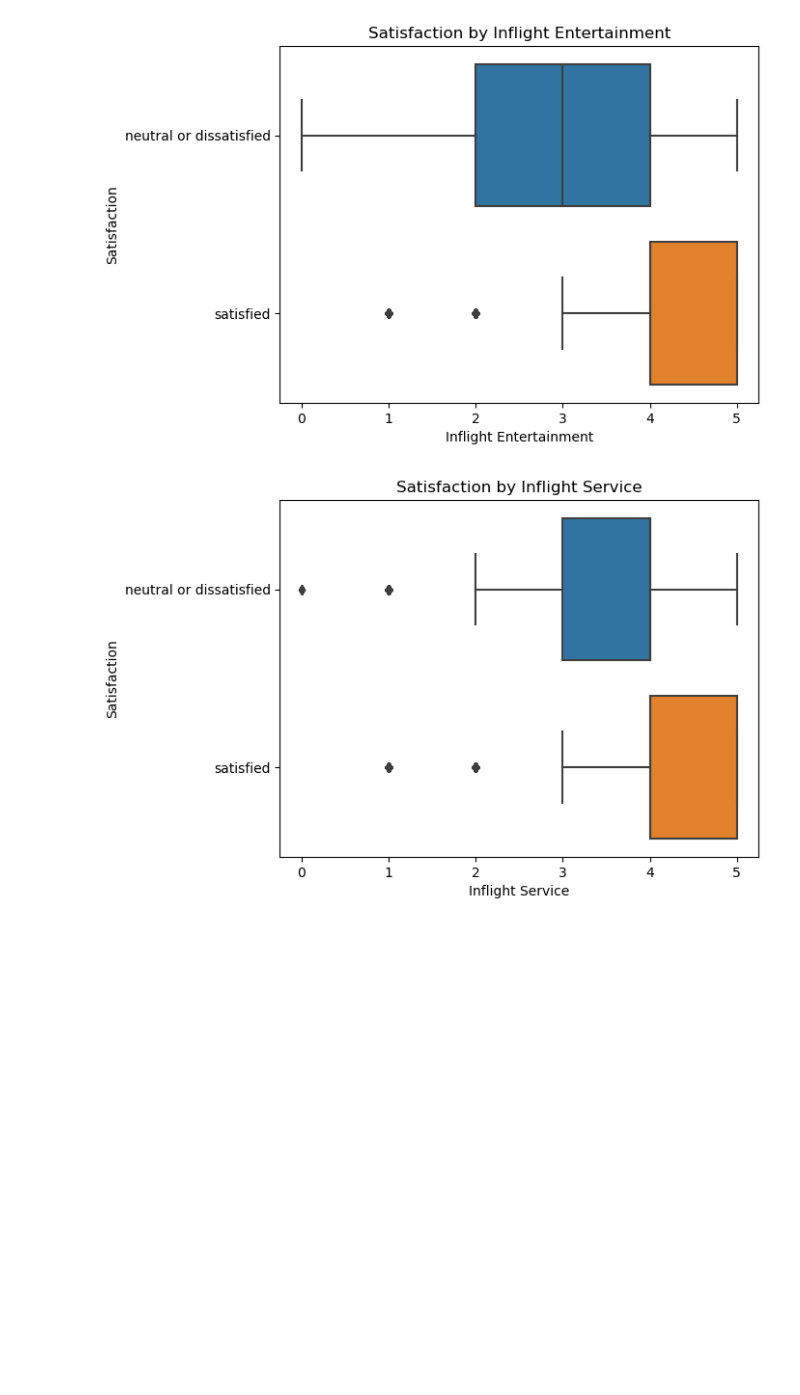
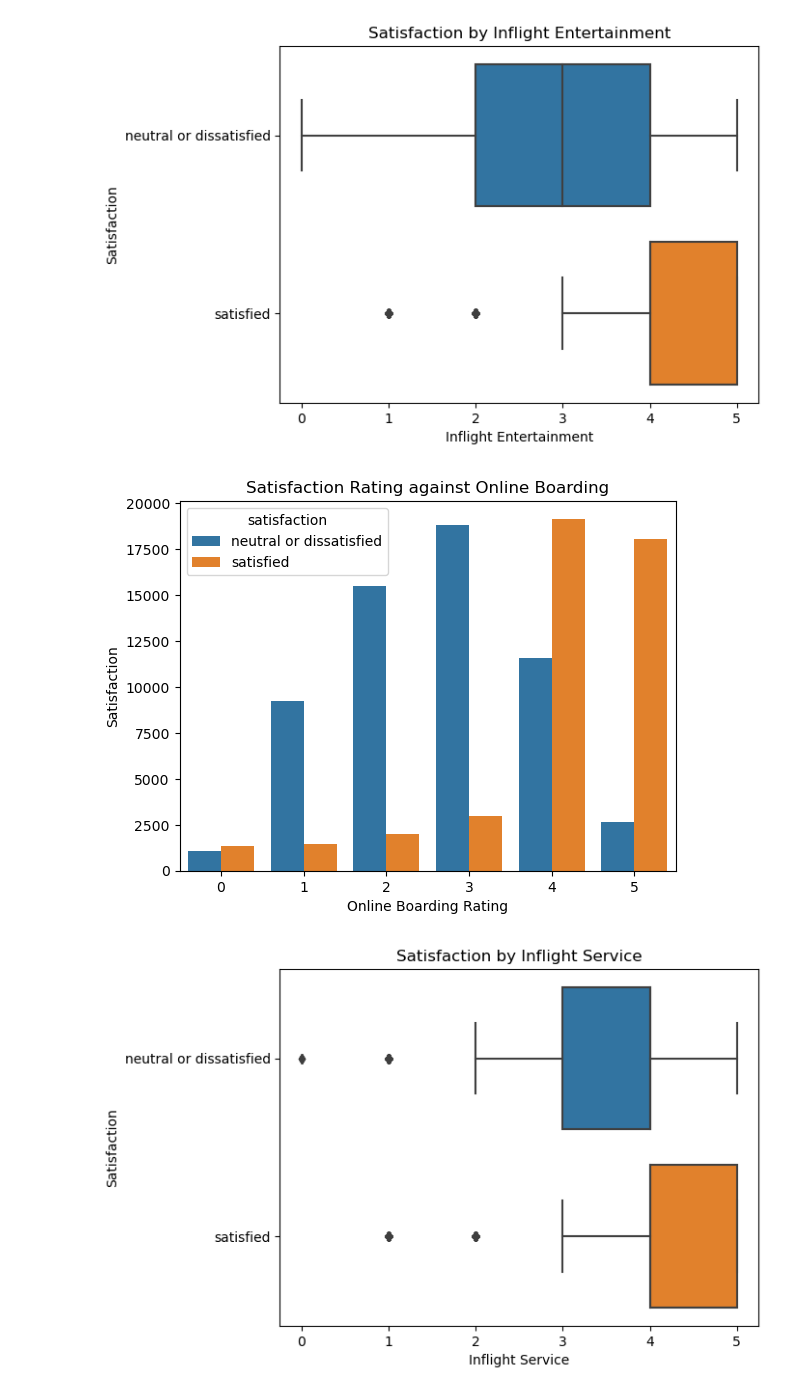
Before and after one commit to BayTech-CSUMB/CST383Final, a Jupyter notebook: finalProject.ipynb, the cells around one changed output. Cells and saved outputs as stored; diff of their text form; code cells hidden in the pictures; blank space fills up the shorter version.

```diff
--- a/finalProject.ipynb
+++ b/finalProject.ipynb
@@ -408,6 +413,15 @@ plt.ylabel('Satisfaction')
 plt.show()
 # %% [output]
 [figure]
+# %%
+# Checking overall satisfaction for all online boarders.
+sns.countplot(x='Online boarding', hue=satisfactionForGraphing, data=df)
+plt.title('Satisfaction Rating against Online Boarding')
+plt.xlabel('Online Boarding Rating')
+plt.ylabel('Satisfaction')
+plt.show()
+# %% [output]
+[figure, added]
 # %%
 # Passenger's Satisfaction based off of Inflight Service
 sns.boxplot(x='Inflight service', y=satisfactionForGraphing, data=df)
```
Also changed, not shown: parts of 17 cells of this notebook.
